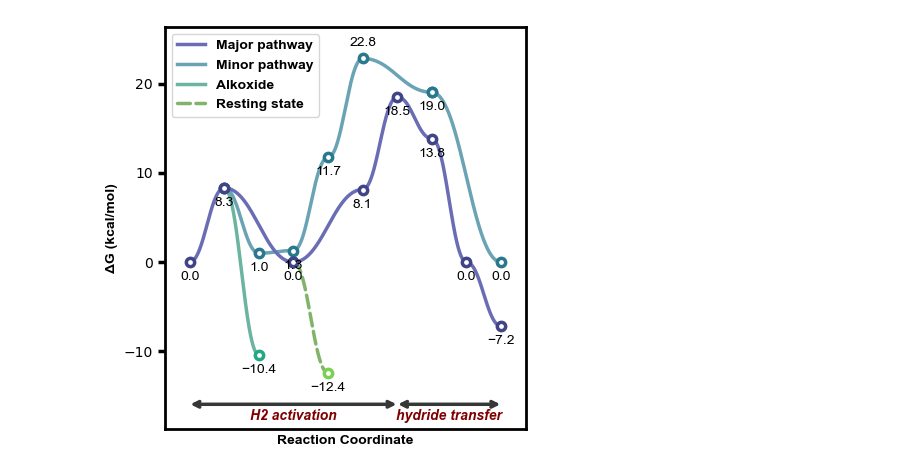
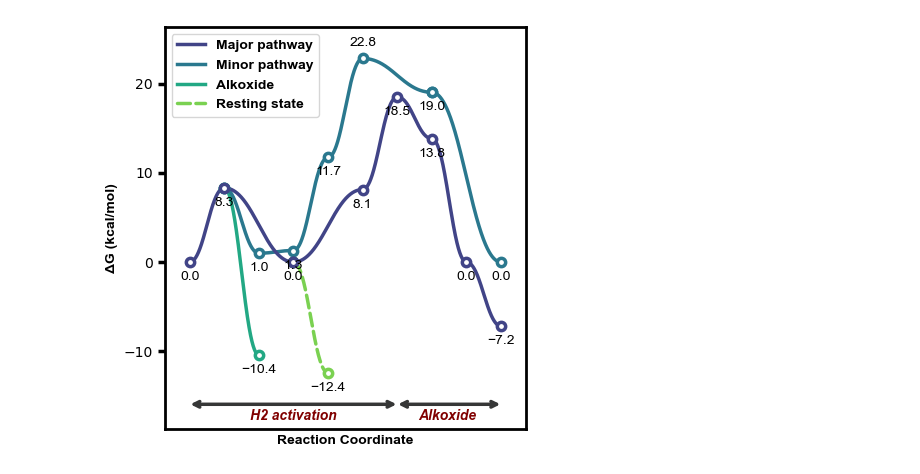
Before and after one commit to aligfellow/plotprofile, a Jupyter notebook: examples/example.ipynb, the cells around one changed output. Drawn from its saved outputs; the diff is of its cells as text; code cells hidden in the pictures.

```diff
--- a/examples/example.ipynb
+++ b/examples/example.ipynb
@@ -1,30 +1,30 @@
 # %%
 import os
 import sys
 from pathlib import Path
 sys.path.append(str(Path("..") / "src"))
 
 import plotProfile
 import numpy as np
 import seaborn as sns
 
 energy_sets = {
     "Major pathway": [0.00, 8.31, 0.00, 0.00, 0.00, 8.13, 18.5, 13.83, 0.00, -7.17],
     "Minor pathway": [np.nan, 8.31, 1.0, 1.3, 11.73, 22.81, 19.02, 19.02, 19.02, 0.00],
     "Alkoxide": [np.nan, 8.31, -10.4],
     "Resting state": [np.nan, np.nan, np.nan, 0.0, -12.4],
 }
 
-annotations = [
-    { 'start': 0, 'end': 6, 'label': 'H2 activation'},
-    { 'start': 6, 'end': 9, 'label': 'hydride transfer'},
-    ]
+annotations = {
+    'H2 activation': (0,6),
+    'Alkoxide ': (6,9),
+}
 colors = sns.mpl_palette("viridis", len(energy_sets))
 # colors = ["teal", "maroon", "midnightblue", "darkmagenta", "darkgreen", "saddlebrown"]
 
-plotter = plotProfile.plot.ReactionProfilePlotter(style="default", figsize=(4.5,4.5), dashed=["Resting state"], point_type='hollow', desaturate_factor=1.1, segment_annotations=annotations, axes="box", colors=colors)
+plotter = plotProfile.plot.ReactionProfilePlotter(style="default", figsize=(4.5,4.5), dashed=["Resting state"], point_type='hollow', desaturate=False, segment_annotations=annotations, axes="box", colors='viridis')
 plotter.plot(energy_sets)
 
 # plotProfile.plot.plot_profile(energy_sets, dashed=[2,3], curviness=0.5, desaturate=True)
 # %% [output]
-[figure, old version]
+[figure, new version]
```
Also changed, not shown: 1 other file.
